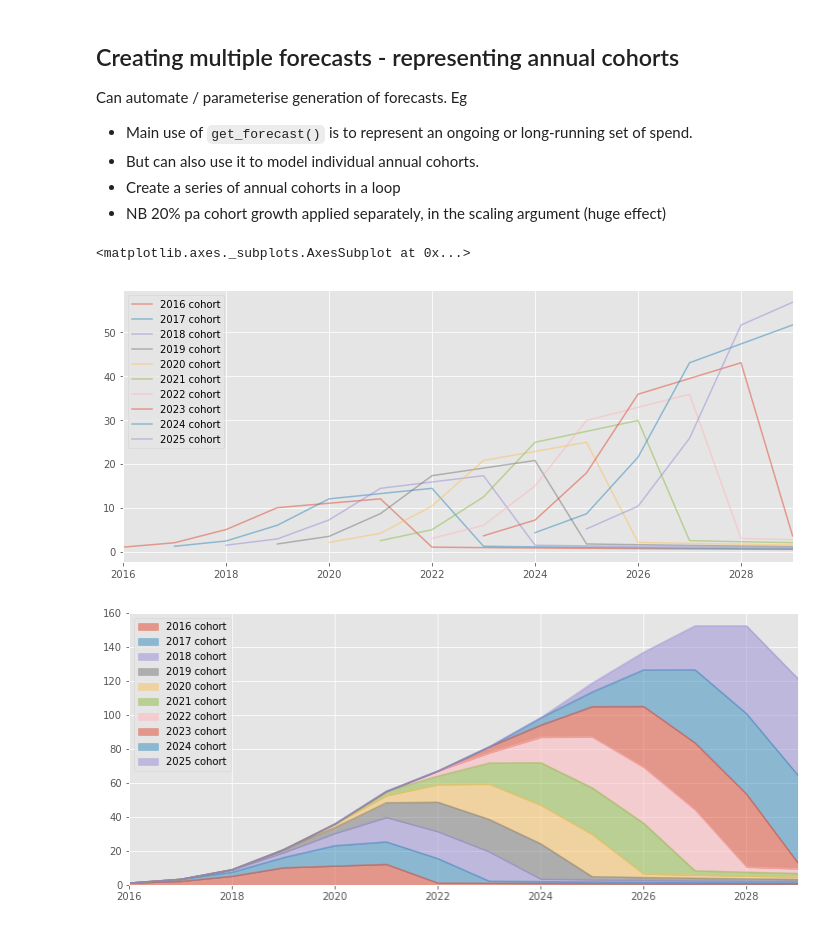
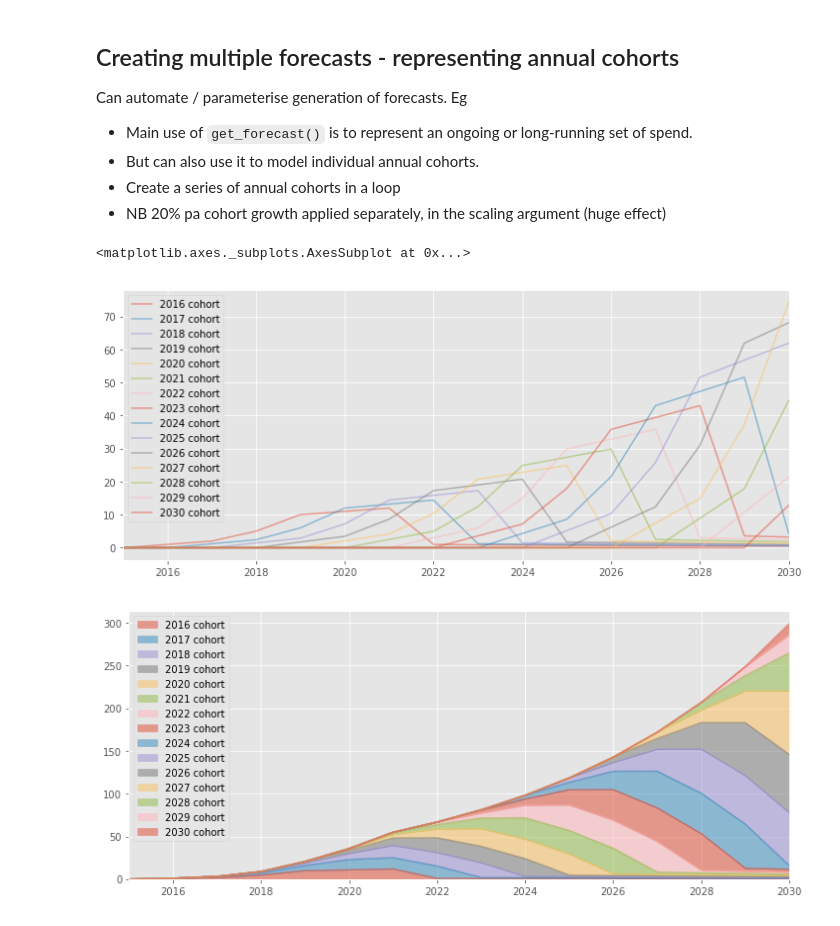
Before and after one commit to opi9a/data_accelerator, a Jupyter notebook: spend_engine_dev.ipynb, the cells around one changed output. Drawn from its saved outputs; the diff is of its cells as text; code cells hidden in the pictures.

Commit message:
separated plot start from launch start

```diff
--- a/spend_engine_dev.ipynb
+++ b/spend_engine_dev.ipynb
@@ -117,11 +117,11 @@ Given input profile, timings etc, returns the spend on each cohort.  It's a gene
 ### Main function
 Returns a projection for a given set of spend and timings, as a `pd.Series`.  Main loop is to call `sum(spender(..))` for each period, and put the results in an `np.array` which is then wrapped in a `pd.Series` and returned.
 # %%
-def get_forecast(profile, l_start, l_stop, proj_stop,
+def get_forecast(profile, l_start, l_stop, proj_start, proj_stop,
           coh_growth=0, term_growth=0, scale=1, name='s_pd', debug=False):
 
     # First set up some variables
-    plot_range = proj_stop - l_start
+    plot_range = proj_stop - proj_start
     profile = profile * scale
     launch_pers = l_stop-1 - l_start
 
@@ -137,6 +137,7 @@ def get_forecast(profile, l_start, l_stop, proj_stop,
          "Terminal value": profile[-1],
          "Cohort growth rate": coh_growth,
          "Terminal growth rate": term_growth,
+         "Projection start period": proj_start,
          "Projection end period": proj_stop,
          "Number of periods": plot_range}
 
@@ -149,13 +150,13 @@ def get_forecast(profile, l_start, l_stop, proj_stop,
     # Main work - make an empty np.array, fill with calls to sum(spender())
     # Wrap in pd.Series and return
     np_out = np.empty(plot_range)
-    for i, per in enumerate(range(plot_range)):
+    for i, per in enumerate(range(proj_start-l_start, proj_stop-l_start)):
         if debug: print("\nGetting period ", per)
         np_out[i] = sum(spender(per, profile, launch_pers,
                                 coh_growth, term_growth, debug=debug))
         if debug: print("--> Period ", per, "result: ", np_out[i])
 
-    return pd.Series(np_out, index=range(l_start, proj_stop), name=name)
+    return pd.Series(np_out, index=range(proj_start, proj_stop), name=name)
 # %% [markdown]
 ## Usage
 First some test profiles
@@ -247,12 +293,12 @@ Can automate / parameterise generation of forecasts.  Eg
 - NB 20% pa cohort growth applied separately, in the scaling argument  (huge effect)
 # %%
 series = []
-for i, year in enumerate(range(2016, 2026)):
-    series.append(get_forecast(test_profile, year, year+1, 2030, 0, -0.1, 1.2**i, str(year)+" cohort"))
+for i, year in enumerate(range(2016, 2031)):
+    series.append(get_forecast(test_profile, year, year+1, 2015, 2031, 0, -0.1, 1.2**i, str(year)+" cohort"))
 
 pd.concat(series, axis=1).plot(alpha=0.5, figsize=(12,5))
 pd.concat(series, axis=1).plot(kind="area", stacked=True, alpha=0.5, figsize=(12,5))
 # %% [output]
 <matplotlib.axes._subplots.AxesSubplot at 0x...>
-[figure, old version]
+[figure, new version]
-[figure, old version]
+[figure, new version]
```
Also changed, not shown: parts of 9 cells of this notebook.
